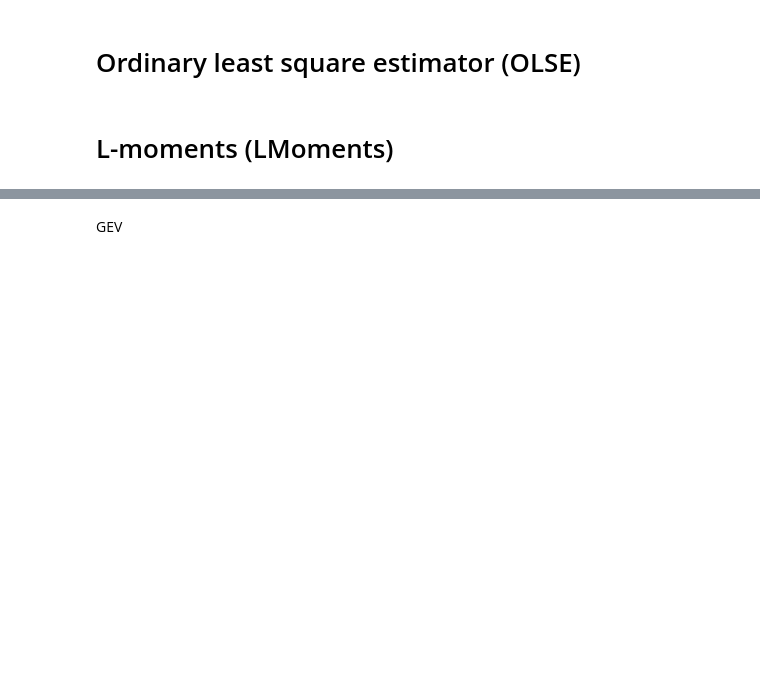
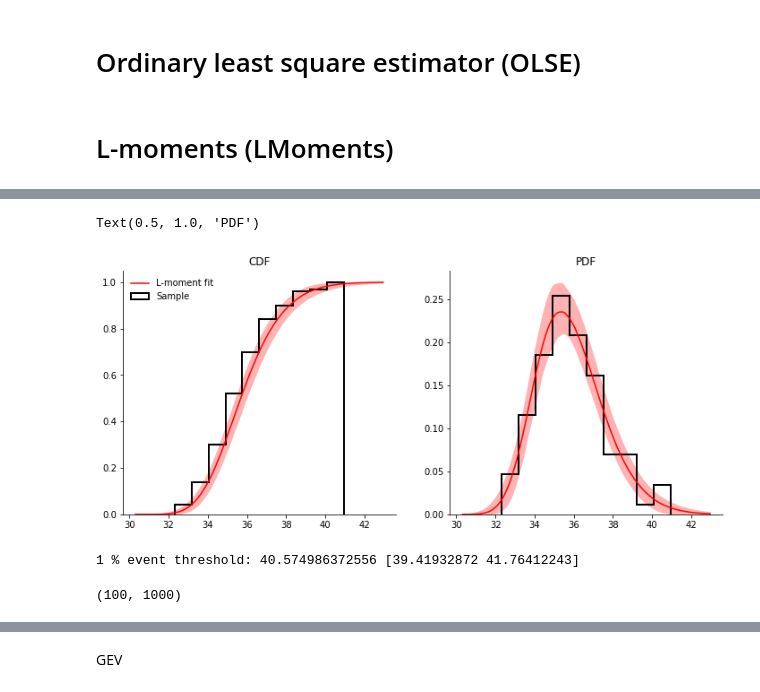
Before and after one commit to njleach/mystatsfunctions, a Jupyter notebook: example-nb.ipynb, the cells around one changed output, grey strips where cells are left out. Cells and saved outputs as stored; diff of their text form; code cells hidden in the pictures; blank space fills up the shorter version.

```diff
--- a/example-nb.ipynb
+++ b/example-nb.ipynb
@@ -14,0 +71,37 @@ import seaborn as sn
+# %%
+# example useage of cdf and pdf of fit
+fig,ax = plt.subplots(1,2,figsize=(12,5))
+
+ax[0].hist(test_data,cumulative=True,histtype='step',color='k',linewidth=2,density=True,label='Sample')
+ax[1].hist(test_data,cumulative=False,histtype='step',color='k',linewidth=2,density=True)
+
+xrange = np.linspace(test_data.min()-2,test_data.max()+2,100)
+
+# remember you need to broadcast the input x range appropriately!
+ax[0].plot(xrange,np.median(gev_fit.cdf(xrange[:,None]),axis=1),color='r',label='L-moment fit')
+ax[0].fill_between(xrange,*np.quantile(gev_fit.cdf(xrange[:,None]),[0.05,0.95],axis=1),color='r',alpha=0.3,lw=0)
+
+ax[1].plot(xrange,np.median(gev_fit.pdf(xrange[:,None]),axis=1),color='r')
+ax[1].fill_between(xrange,*np.quantile(gev_fit.pdf(xrange[:,None]),[0.05,0.95],axis=1),color='r',alpha=0.3,lw=0)
+
+sn.despine()
+ax[0].legend(frameon=False)
+ax[0].set_title('CDF')
+ax[1].set_title('PDF')
+# %% [output]
+Text(0.5, 1.0, 'PDF')
+[figure, added]
+# %%
+# example useage of quantile function
+
+## At what value would a 1 % exceedence event occur?
+print('1 % event threshold:',np.median(gev_fit.qf(0.99)),np.quantile(gev_fit.qf(0.99),[0.05,0.95]))
+# %% [output]
+1 % event threshold: 40.574986372556 [39.41932872 41.76412243]
+# %%
+# example useage of random sample generation
+
+## generate 100 samples from each(!) bootstrapped fit = 100,000 member sample
+gev_fit.rvs(100).shape
+# %% [output]
+(100, 1000)
```
Also changed, not shown: parts of 37 cells of this notebook, 1 other file.
